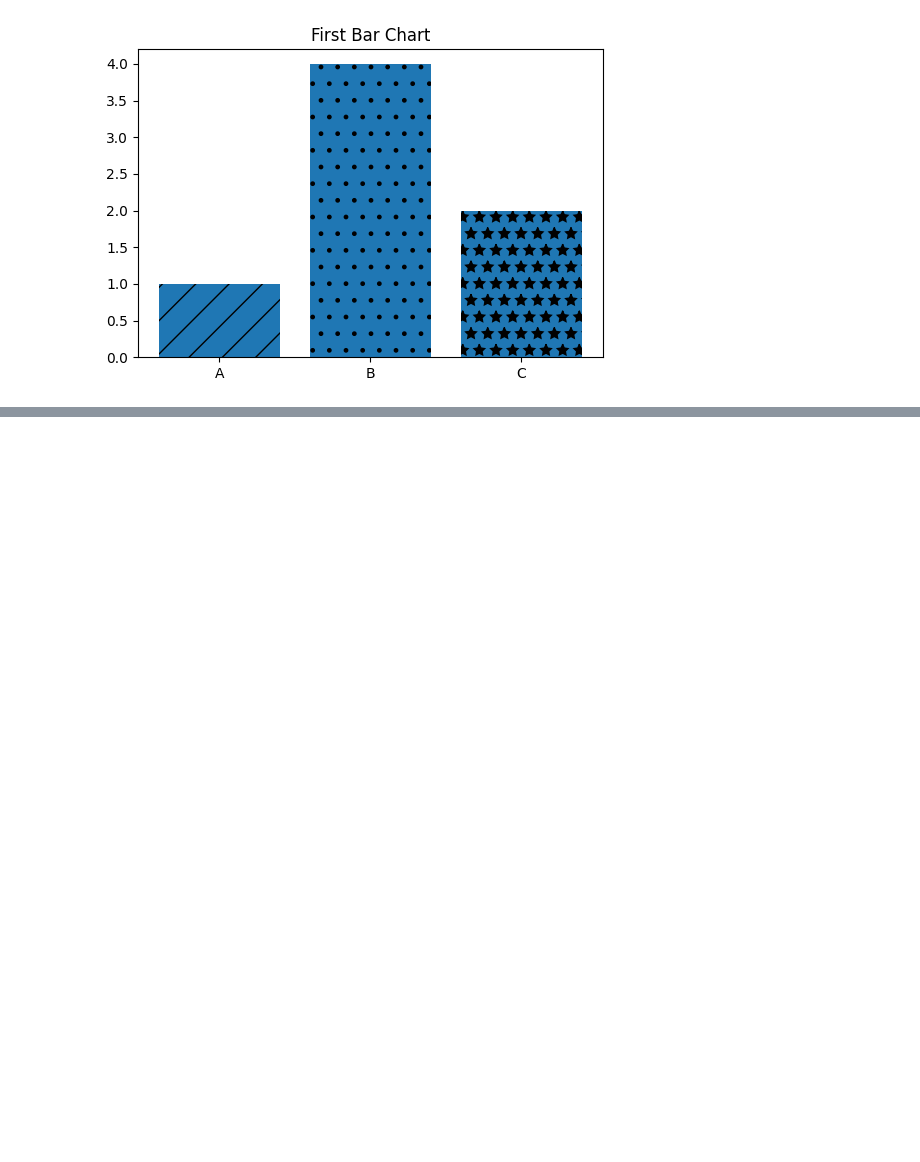
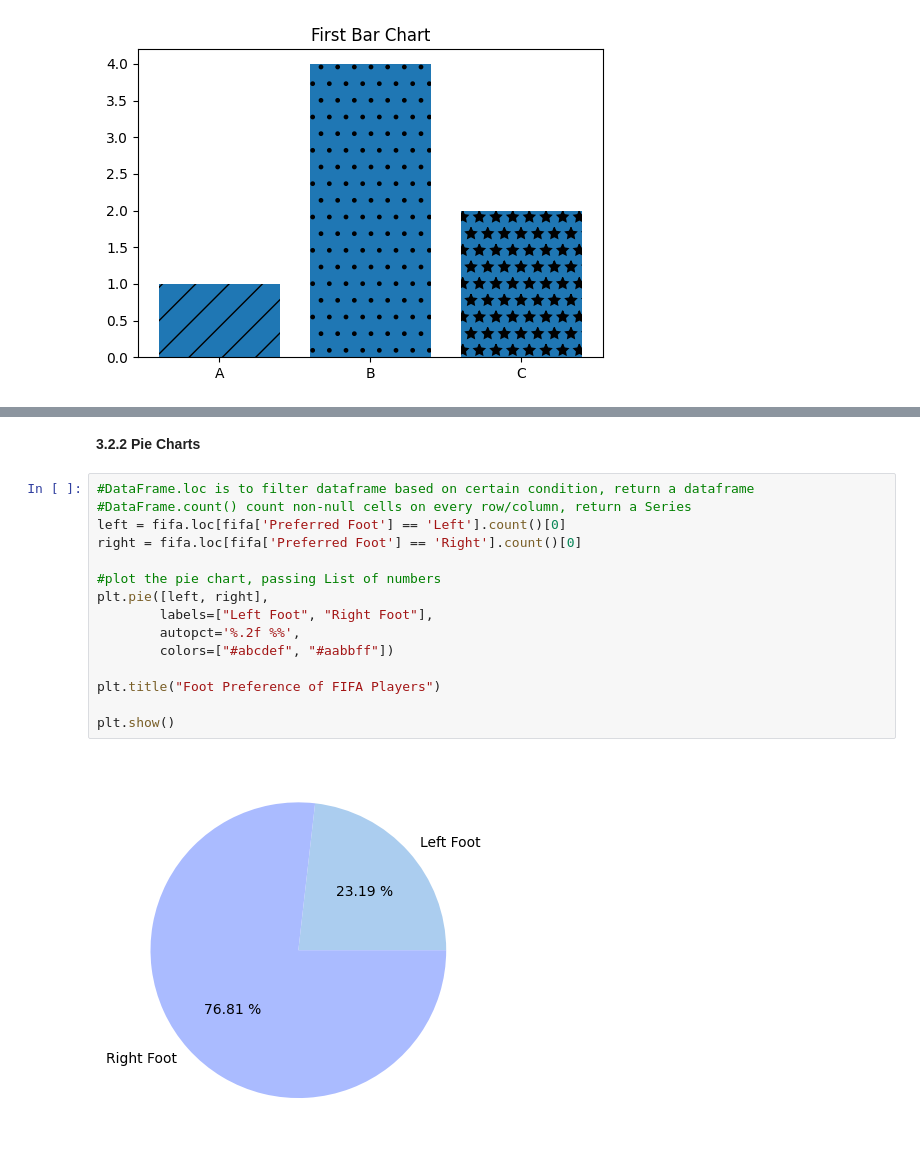
Before and after one commit to mtrx1207/practice02-matplotlib-and-paper-reading, a Jupyter notebook: practice.ipynb, the cells around one changed output, grey strips where cells are left out. Saved outputs shown, nothing was run; the diff lists cells and outputs as text; blank space fills up the shorter version.

```diff
--- a/practice.ipynb
+++ b/practice.ipynb
@@ -89,0 +198,19 @@ plt.show()
+# %% [markdown]
+**3.2.2 Pie Charts**
+# %%
+#DataFrame.loc is to filter dataframe based on certain condition, return a dataframe
+#DataFrame.count() count non-null cells on every row/column, return a Series
+left = fifa.loc[fifa['Preferred Foot'] == 'Left'].count()[0]
+right = fifa.loc[fifa['Preferred Foot'] == 'Right'].count()[0]
+
+#plot the pie chart, passing List of numbers
+plt.pie([left, right],
+        labels=["Left Foot", "Right Foot"],
+        autopct='%.2f %%',
+        colors=["#abcdef", "#aabbff"])
+
+plt.title("Foot Preference of FIFA Players")
+
+plt.show()
+# %% [output]
+[figure, added]
```
Also changed, not shown: parts of 10 cells of this notebook, 3 other files.
